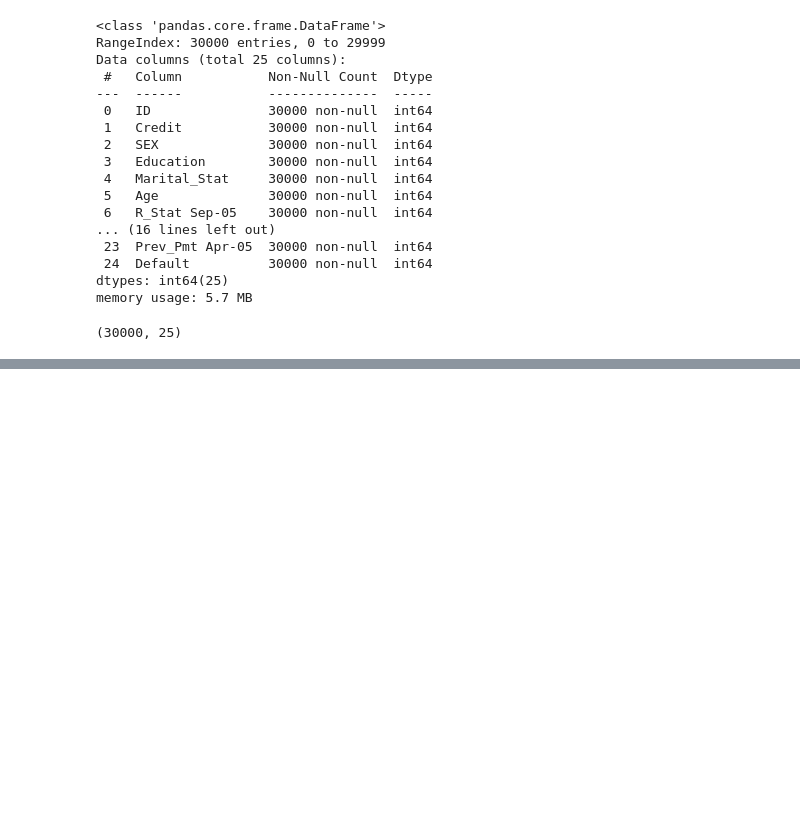
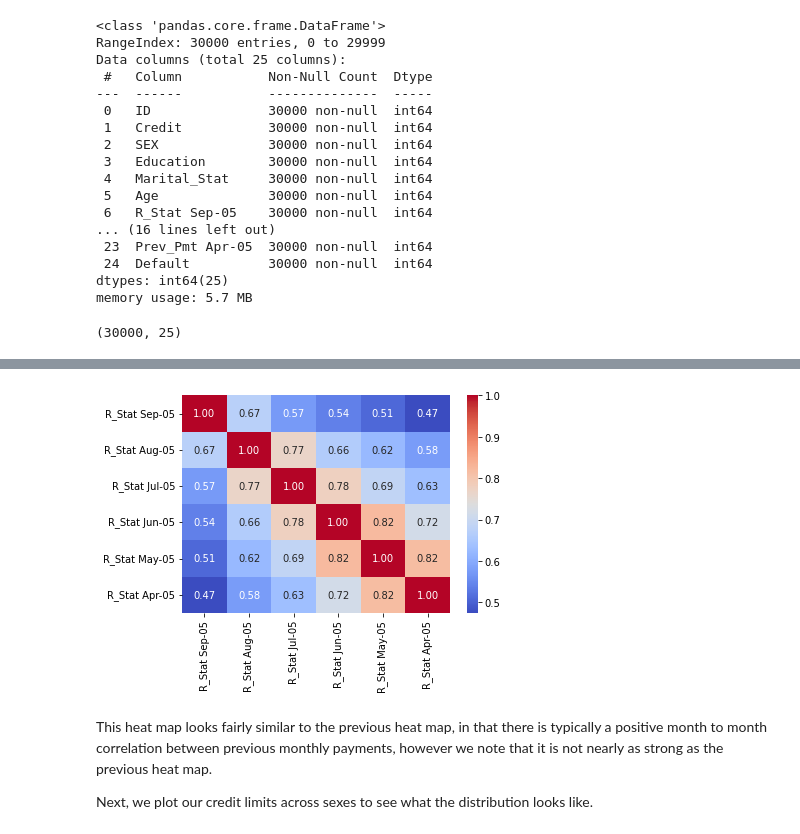
Before and after one commit to halle15/DATA-400_Final_Project, a Jupyter notebook: Final_Project.ipynb, the cells around one changed output, grey strips where cells are left out. Cells and saved outputs as stored; diff of their text form; code cells hidden in the pictures; blank space fills up the shorter version.

```diff
--- a/Final_Project.ipynb
+++ b/Final_Project.ipynb
@@ -125,0 +181,9 @@ Since there are 30,000 entries in our list and all parameters list 30,000 non-nu
+# %%
+g = sns.heatmap(df[['R_Stat Sep-05', 'R_Stat Aug-05', 'R_Stat Jul-05', 'R_Stat Jun-05',
+                    'R_Stat May-05', 'R_Stat Apr-05']].corr(),annot=True, fmt =".2f", cmap = "coolwarm")
+# %% [output]
+[figure, added]
+# %% [markdown]
+This heat map looks fairly similar to the previous heat map, in that there is typically a positive month to month correlation between previous monthly payments, however we note that it is not nearly as strong as the previous heat map.
+
+Next, we plot our credit limits across sexes to see what the distribution looks like.
```
Also changed, not shown: parts of 8 cells of this notebook.
